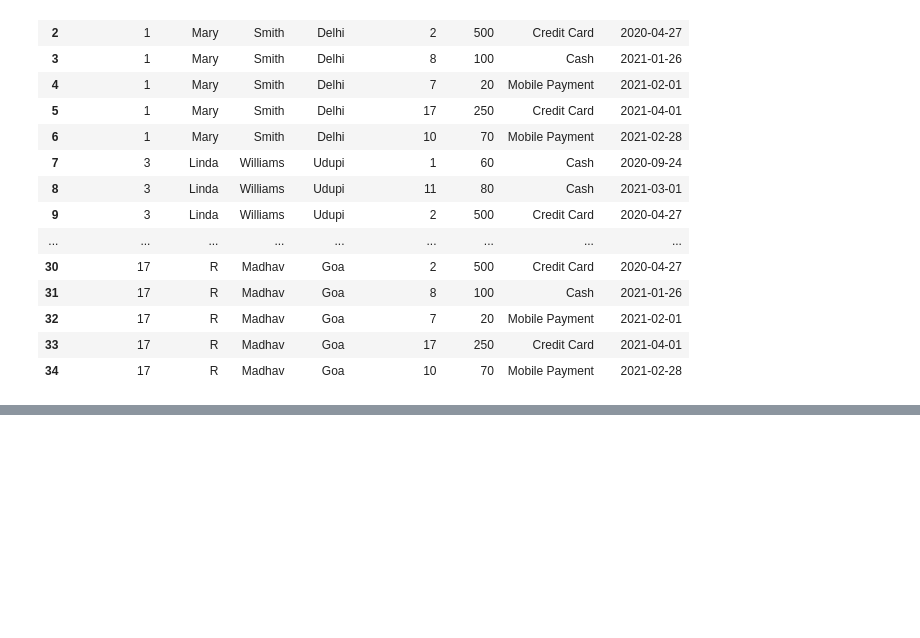
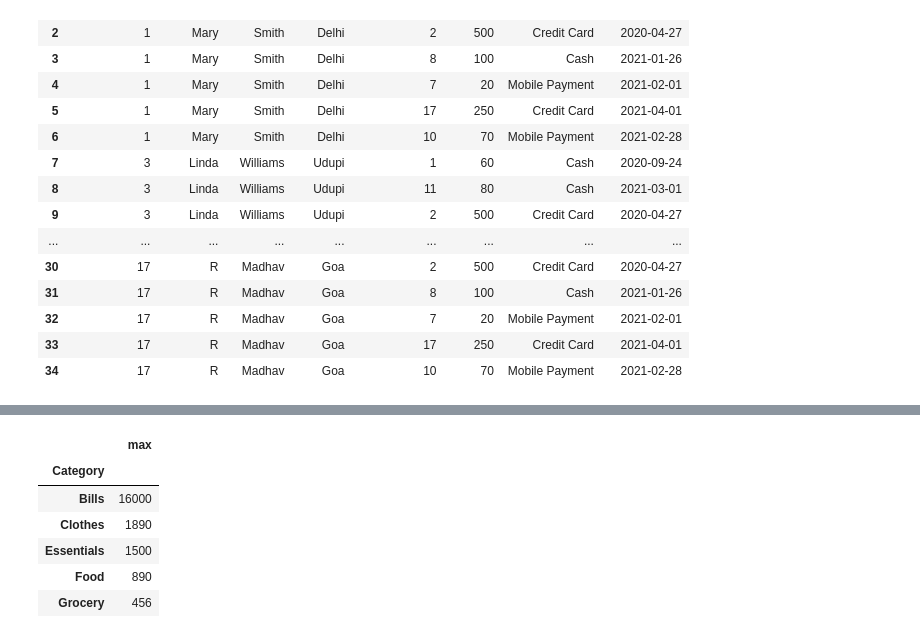
Before and after one commit to ramyad05/Python-DataScience, a Jupyter notebook: Pandas/PandasPhase4.ipynb, the cells around one changed output, grey strips where cells are left out. Saved outputs shown, nothing was run; the diff lists cells and outputs as text; code cells hidden in the pictures; blank space fills up the shorter version.

```diff
--- a/Pandas/PandasPhase4.ipynb
+++ b/Pandas/PandasPhase4.ipynb
@@ -178,0 +200,12 @@ pd.merge(left=customer, right=payment, how='cross')
+# %%
+
+# Find the highest individual transaction in each category
+exp.groupby("Category")['Amount'].agg(['max'])
+# %% [output]
+|  | max |
+| Category |  |
+| Bills | 16000 |
+| Clothes | 1890 |
+| Essentials | 1500 |
+| Food | 890 |
+| Grocery | 456 |
```
Also changed, not shown: parts of 4 cells of this notebook, 8 other files.
